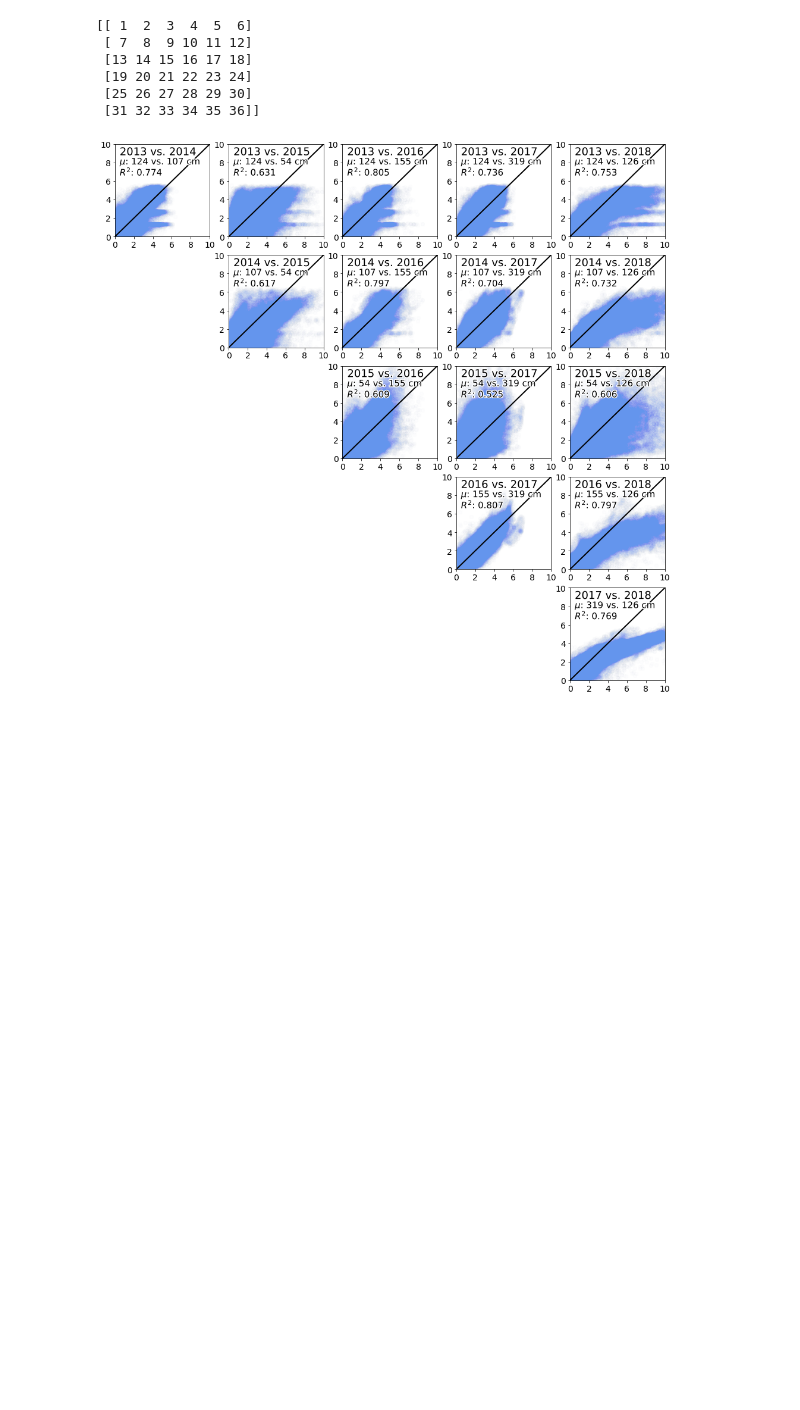
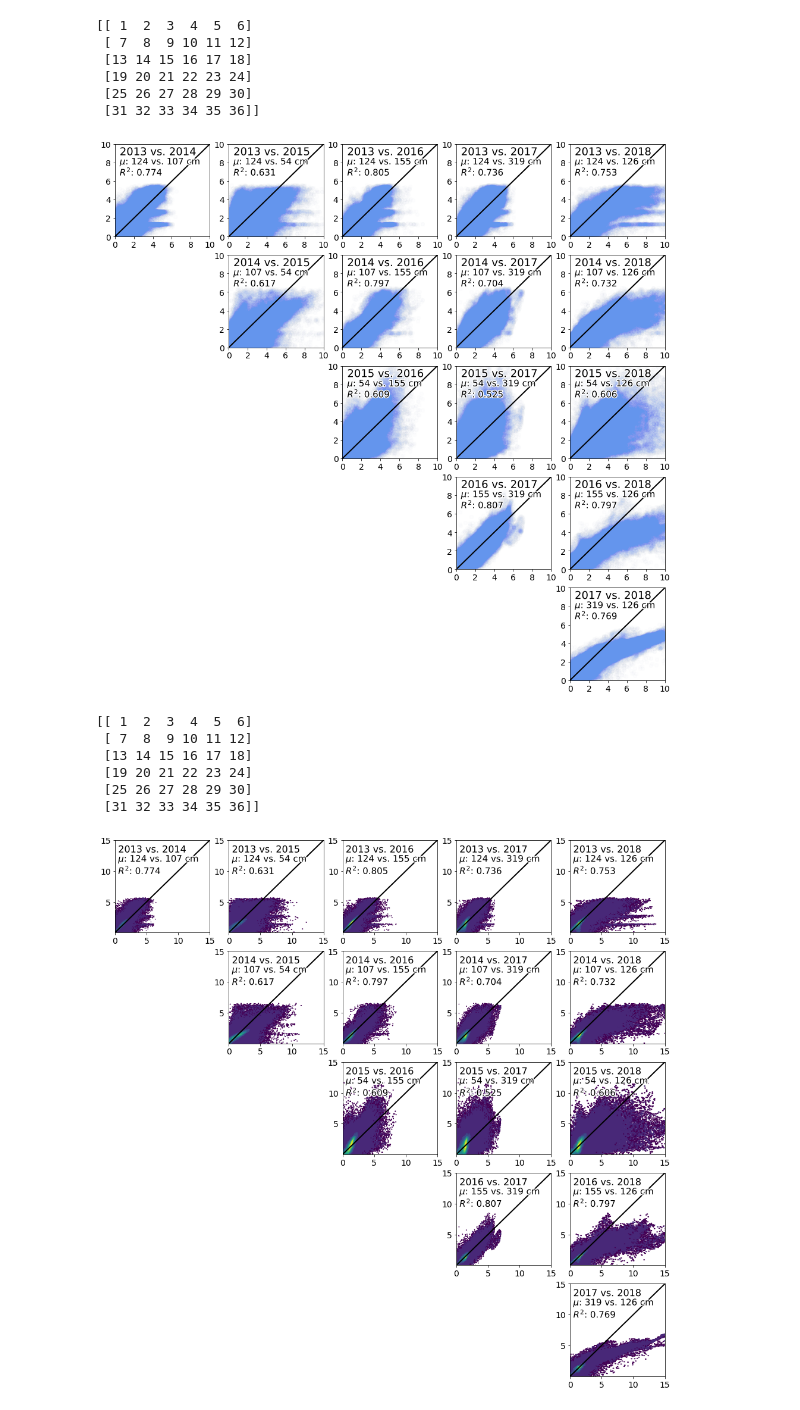
Before and after one commit to meganmason/jlabs, a Jupyter notebook: xarray/one_to_one.ipynb, the cells around one changed output. Cells and saved outputs as stored; diff of their text form; code cells hidden in the pictures; blank space fills up the shorter version.

```diff
--- a/xarray/one_to_one.ipynb
+++ b/xarray/one_to_one.ipynb
@@ -263,3 +263,82 @@ plt.savefig('../figs/one2one_subplots_6yrs')#, dpi=300)
  [25 26 27 28 29 30]
  [31 32 33 34 35 36]]
 [figure]
+# %%
+# Create matrix with indices
+num=6 #5
+num_2=5 #4
+#plotting matrix:
+index_matrix = np.zeros((num,num), dtype = int)
+k_index = 1
+for i_row in range(num):
+    for i_column in range(num):
+        index_matrix[i_row, i_column] = k_index
+        k_index += 1
+print(index_matrix)
+
+#loop to plot
+plt.figure(figsize = (20, 20))
+
+for i_year in range(num_2):
+
+    #lidar_1
+    s1 = ds.snow.sel(time=d_str[i_year]).values.flatten()
+    s1_gt_zero = s1 > 0
+
+    for i_year_2 in range(i_year + 1, num):
+        #lidar_2
+        s2 = ds.snow.sel(time=d_str[i_year_2]).values.flatten()
+        s2_gt_zero = s2 > 0
+
+        '''
+        scatter plot
+        '''
+        #scatter
+        ax = plt.subplot(num, num, index_matrix[i_year, i_year_2])
+
+        ax = plt.hexbin(s2[s1_gt_zero & s2_gt_zero][:1000000] / np.nanmean(s2[s2_gt_zero]),
+                        s1[s1_gt_zero & s2_gt_zero][:1000000] / np.nanmean(s1[s1_gt_zero]),
+                        mincnt=1, bins=10)
+
+        #blackline 1-to-1 line
+        plt.plot([0, 15], [0, 15], '-k', linewidth = 2)
+
+        #plot formatting
+        plt.yticks([5,10,15])
+        plt.xlim(0,15); plt.ylim(0,15)
+        plt.xticks(fontsize=fs_axes-6)
+        plt.yticks(fontsize=fs_axes-6)
+
+        '''
+        text stats on plot
+        '''
+        # title
+        txt_title = plt.annotate('{} vs. {}'.
+                                format(d_str[i_year][:4],
+                                       d_str[i_year_2][:4]),
+                                xy=(0.5,13), fontsize=fs_labels-8)
+        txt_title.set_path_effects([PathEffects.withStroke(linewidth=3, foreground='w')])
+
+        # mean w/o zeros
+        txt_mean = plt.annotate('$\mu$: {:.0f} vs. {:.0f} cm'.
+                                format(np.nanmean(s1[s1_gt_zero]/10),
+                                       np.nanmean(s2[s2_gt_zero]/10)),
+                                xy=(0.5,11.5), fontsize=fs_labels-9)
+        txt_mean.set_path_effects([PathEffects.withStroke(linewidth=3, foreground='w')])
+
+        #R2 value
+        r_squared = pearsonr(s2[s1_gt_zero & s2_gt_zero] / np.nanmean(s2[s2_gt_zero]),
+                             s1[s1_gt_zero & s2_gt_zero] / np.nanmean(s1[s1_gt_zero]))
+        txt_r_squared = plt.annotate('$R^2$: {:.3f}'.format(r_squared[0]),
+                                     xy=(0.5,9.5), fontsize=fs_labels-9)
+        txt_r_squared.set_path_effects([PathEffects.withStroke(linewidth=3, foreground='w')])
+
+# plt.savefig('../figs/one2one_subplots_6yrs_hexbins')#, dpi=300)
+# %% [output]
+[[ 1  2  3  4  5  6]
+ [ 7  8  9 10 11 12]
+ [13 14 15 16 17 18]
+ [19 20 21 22 23 24]
+ [25 26 27 28 29 30]
+ [31 32 33 34 35 36]]
+[figure, added]
```
Also changed, not shown: parts of 2 cells of this notebook, 3 other files.
